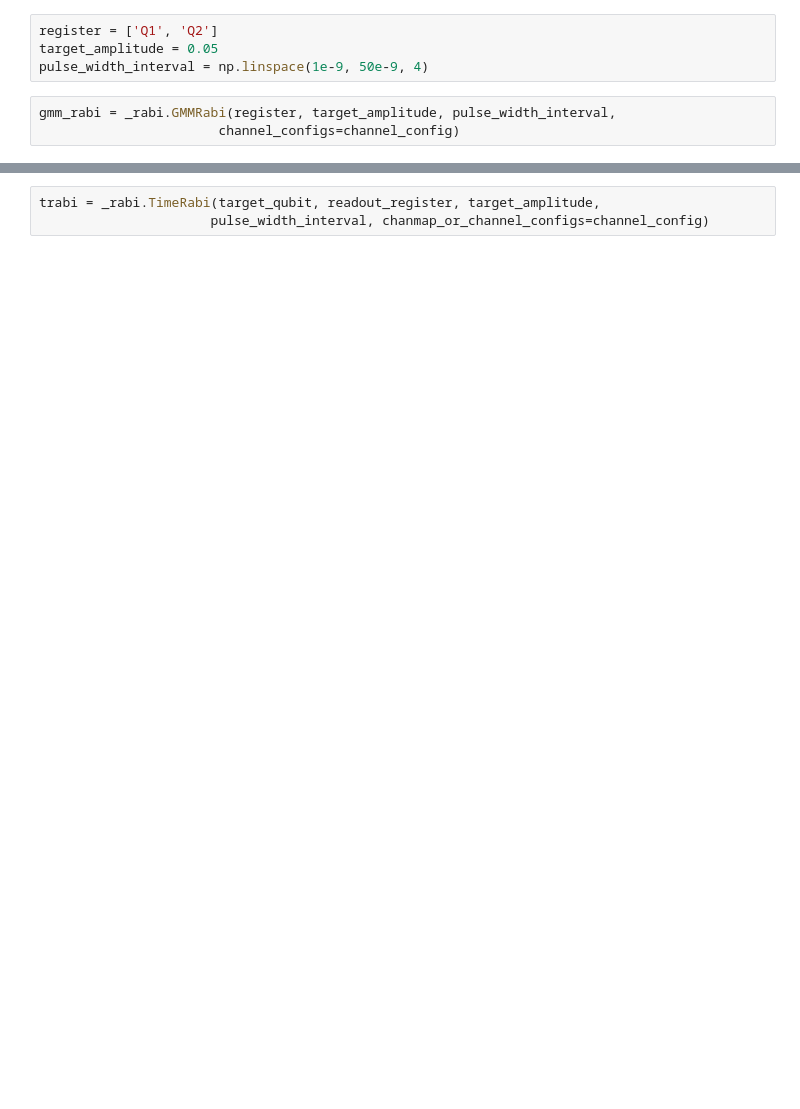
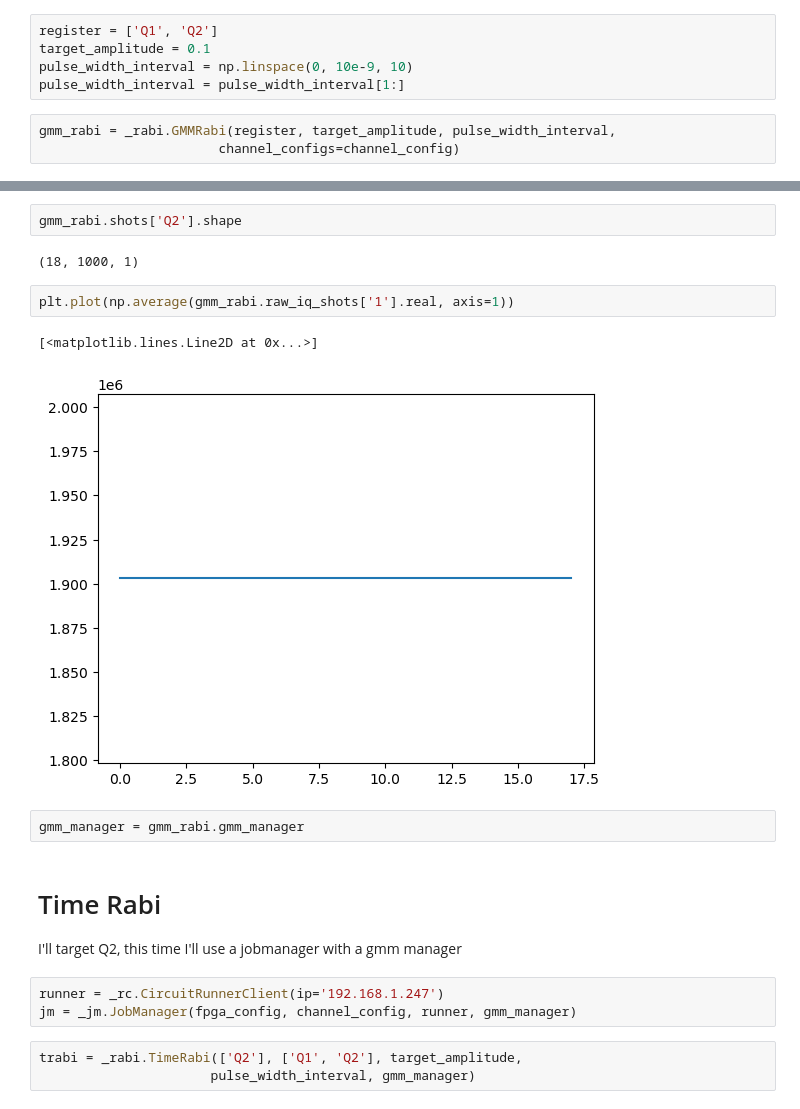
Before and after one commit to xianChunZeng/lblQubic, a Jupyter notebook: notebooks/time_rabi_calibration.ipynb, the cells around one changed output, grey strips where cells are left out. Cells and saved outputs as stored; diff of their text form; blank space fills up the shorter version.

```diff
--- a/notebooks/time_rabi_calibration.ipynb
+++ b/notebooks/time_rabi_calibration.ipynb
@@ -23,7 +25,8 @@ jm = _jm.JobManager(fpga_config, channel_config, runner)
 # %%
 register = ['Q1', 'Q2']
-target_amplitude = 0.05
-pulse_width_interval = np.linspace(1e-9, 50e-9, 4)
+target_amplitude = 0.1
+pulse_width_interval = np.linspace(0, 10e-9, 10)
+pulse_width_interval = pulse_width_interval[1:]
 # %%
 gmm_rabi = _rabi.GMMRabi(register, target_amplitude, pulse_width_interval,
                        channel_configs=channel_config)
@@ -51,3 +148,21 @@ OSError: [Errno 113] No route to host
+# %%
+gmm_rabi.shots['Q2'].shape
+# %% [output]
+(18, 1000, 1)
+# %%
+plt.plot(np.average(gmm_rabi.raw_iq_shots['1'].real, axis=1))
+# %% [output]
+[<matplotlib.lines.Line2D at 0x...>]
+[figure, added]
+# %%
+gmm_manager = gmm_rabi.gmm_manager
+# %% [markdown]
+# Time Rabi
+
+I'll target Q2, this time I'll use a jobmanager with a gmm manager
+# %%
+runner = _rc.CircuitRunnerClient(ip='192.168.1.247')
+jm = _jm.JobManager(fpga_config, channel_config, runner, gmm_manager)
 # %%
-trabi = _rabi.TimeRabi(target_qubit, readout_register, target_amplitude,
-                      pulse_width_interval, chanmap_or_channel_configs=channel_config)
+trabi = _rabi.TimeRabi(['Q2'], ['Q1', 'Q2'], target_amplitude,
+                      pulse_width_interval, gmm_manager)
```
Also changed, not shown: parts of 19 cells of this notebook, 1 other file.
